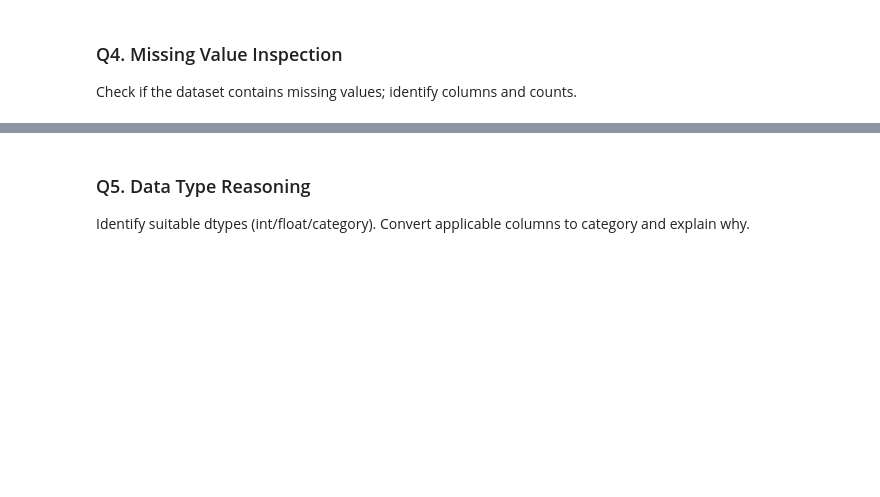
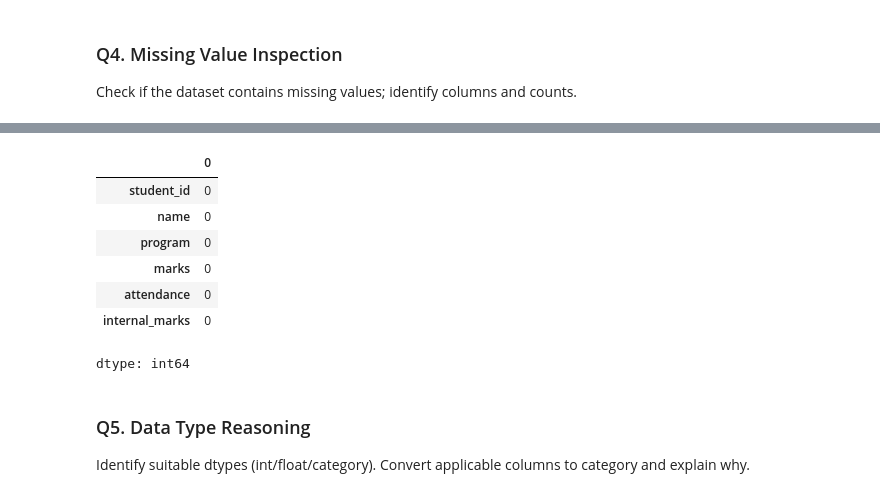
Before and after one commit to Sru-j/daily_lab_activities, a Jupyter notebook: pandas_dataframe_S.ipynb, the cells around one changed output, grey strips where cells are left out. Drawn from its saved outputs; the diff is of its cells as text; code cells hidden in the pictures; blank space fills up the shorter version.

```diff
--- a/pandas_dataframe_S.ipynb
+++ b/pandas_dataframe_S.ipynb
@@ -260 +288,13 @@ Check if the dataset contains missing values; identify columns and counts.
+# %%
+# count how many null values
+df.isna().sum()
+# %% [output]
+|  | 0 |
+| student_id | 0 |
+| name | 0 |
+| program | 0 |
+| marks | 0 |
+| attendance | 0 |
+| internal_marks | 0 |
+dtype: int64
 # %%
```
Also changed, not shown: parts of 3 cells of this notebook.
